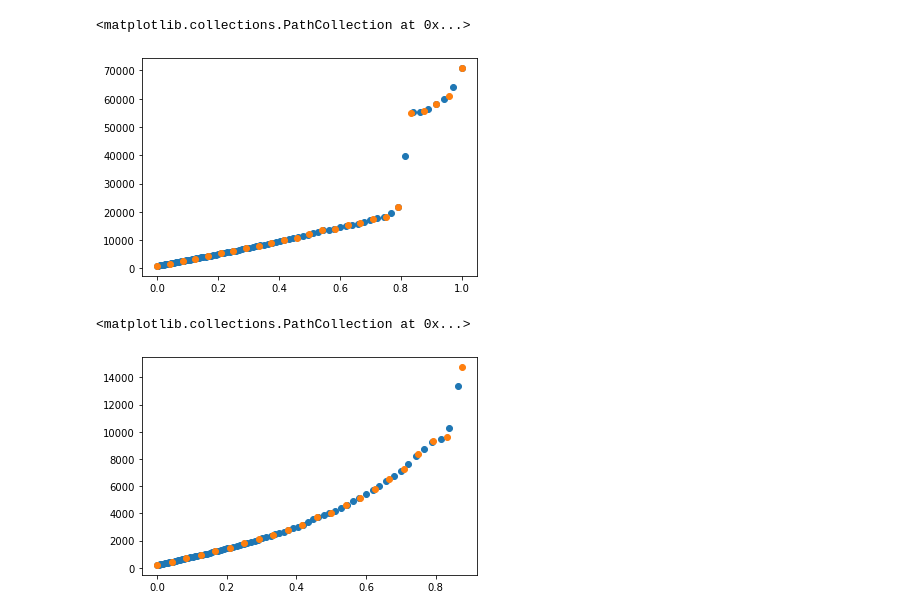
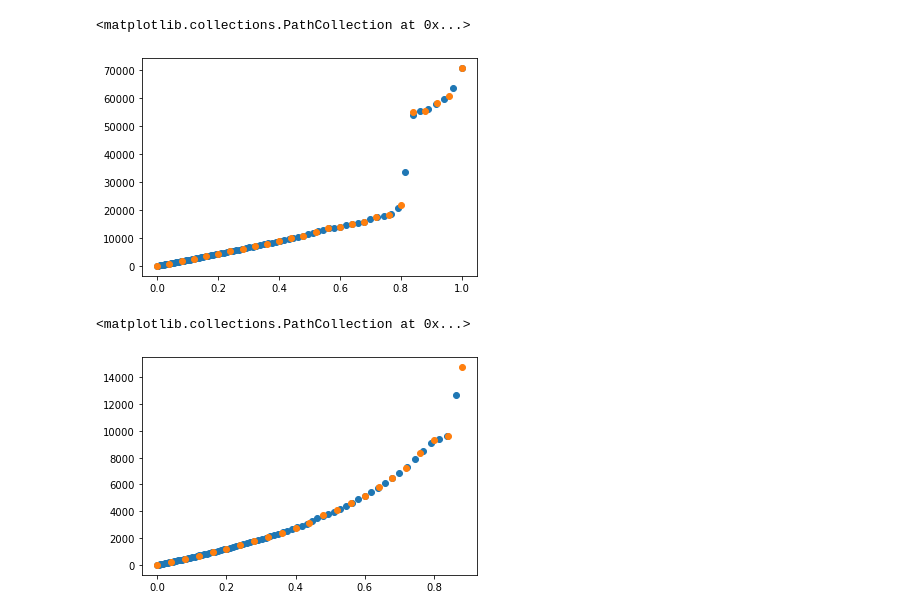
Before and after one commit to Shreyas911/sicopolis_tapenade_tools, a Jupyter notebook: radiostratigraphy data/visualize.ipynb, the cells around one changed output. Drawn from its saved outputs; the diff is of its cells as text; code cells hidden in the pictures.

Commit message:
Interpolation work almost complete, except for the bottom layers.

```diff
--- a/radiostratigraphy data/visualize.ipynb
+++ b/radiostratigraphy data/visualize.ipynb
@@ -312,26 +365,22 @@ ds = xr.open_dataset('RRRAG4_Greenland_1993_2013_01_age_grid.nc')
 # %%
-x_model_10km = np.arange(-72.,97.,1.)*10
-y_model_10km = np.arange(-345.,-56.,1.)*10
-KCMAX = 80
-
 DI = DataInterpolator(ds, x_model_10km, y_model_10km, KCMAX)
 DI.expand_dims()
 DI.add_model_variables()
 DI.unfreeze_ds()
+DI.add_top_layer('age_norm')
 DI.NN_2D()
-DI.NN_2D_var('age_norm')
-#DI.clean_entire_nan_columns_non_zero_thick('age_norm_2D_interp', 'thick_2D_interp')
-DI.clean_middle_nans('age_norm_2D_interp', kind = 'linear')
-DI.z_interpolation_middle_columns('age_norm_2D_interp', kind = 'linear')
+DI.NN_2D_var('age_norm_TopLayerAdded')
+DI.clean_middle_nans('age_norm_TopLayerAdded_2D_interp', kind = 'linear')
+DI.z_interpolation_middle_columns('age_norm_TopLayerAdded_2D_interp', kind = 'linear')
 # %%
-plt.scatter(DI.ds['zeta_c_exp_model'], DI.ds['age_norm_2D_interp_z_interp_linear'][:,100,180])
-plt.scatter(np.linspace(0., 1., len(DI.ds['number of vertical layers'])),DI.ds['age_norm_2D_interp'][:,100,180])
+plt.scatter(DI.ds['zeta_c_exp_model'], DI.ds['age_norm_TopLayerAdded_2D_interp_z_interp_linear'][:,100,180])
+plt.scatter(np.linspace(0., 1., len(DI.ds['number of vertical layers with top layer added'])),DI.ds['age_norm_TopLayerAdded_2D_interp'][:,100,180])
 # %% [output]
 <matplotlib.collections.PathCollection at 0x...>
-[figure, old version]
+[figure, new version]
 # %%
-plt.scatter(DI.ds['zeta_c_exp_model'], DI.ds['age_norm_2D_interp_z_interp_linear'][:,75,100])
-plt.scatter(np.linspace(0., 1., len(DI.ds['number of vertical layers'])),DI.ds['age_norm_2D_interp'][:,75,100])
+plt.scatter(DI.ds['zeta_c_exp_model'], DI.ds['age_norm_TopLayerAdded_2D_interp_z_interp_linear'][:,75,100])
+plt.scatter(np.linspace(0., 1., len(DI.ds['number of vertical layers with top layer added'])),DI.ds['age_norm_TopLayerAdded_2D_interp'][:,75,100])
 # %% [output]
 <matplotlib.collections.PathCollection at 0x...>
-[figure, old version]
+[figure, new version]
```
Also changed, not shown: parts of 7 cells of this notebook.
